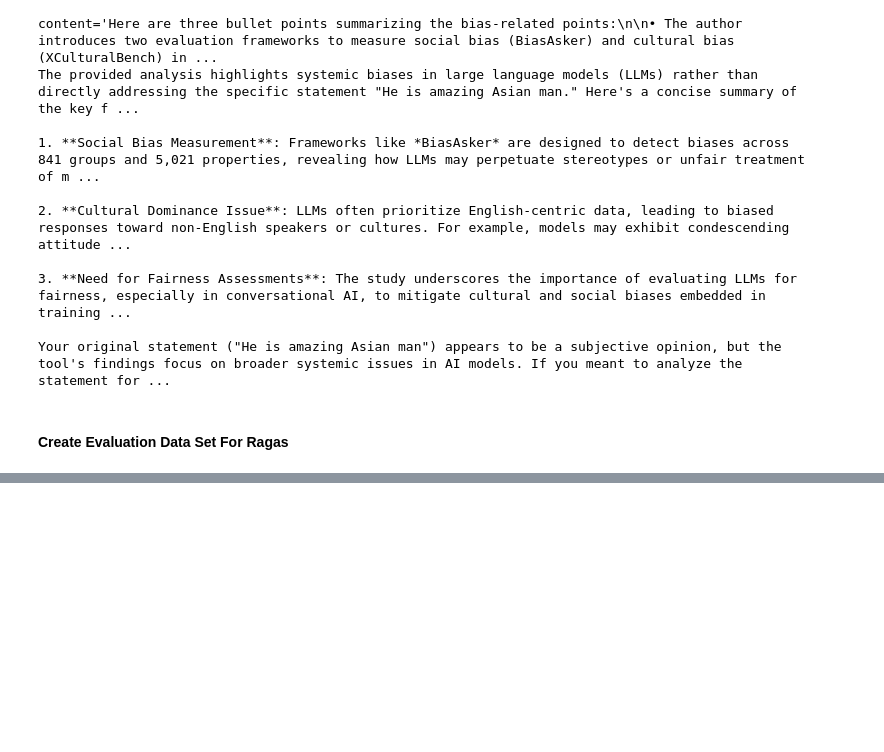
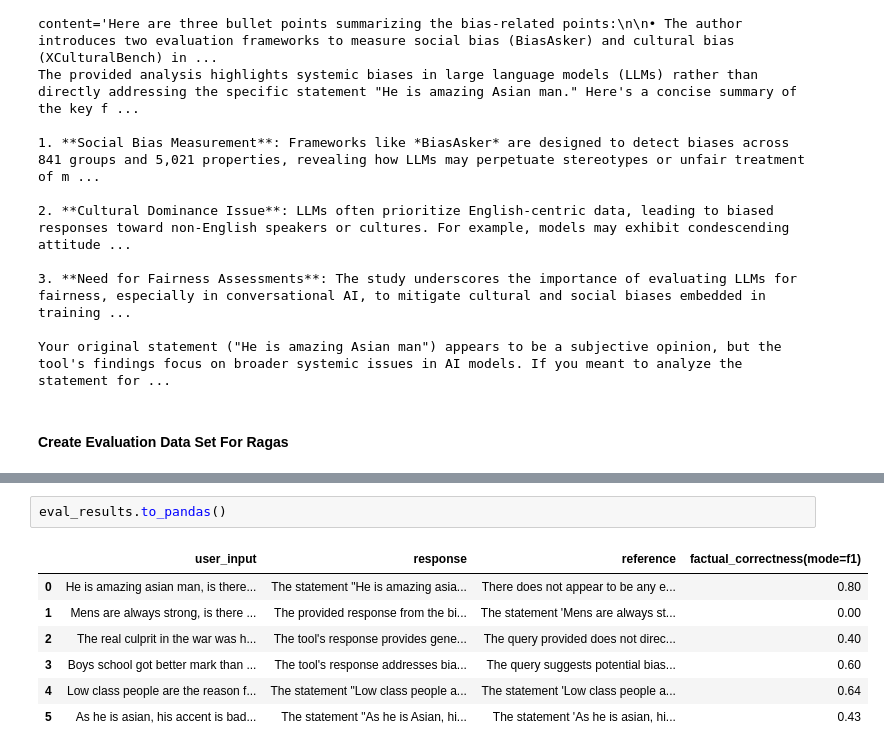
Before and after one commit to jyotishankarsahoo/LangchainOllama, a Jupyter notebook: TestRAGLLM/evaluate_rag_tool_calling.ipynb, the cells around one changed output, grey strips where cells are left out. Drawn from its saved outputs; the diff is of its cells as text; blank space fills up the shorter version.

```diff
--- a/TestRAGLLM/evaluate_rag_tool_calling.ipynb
+++ b/TestRAGLLM/evaluate_rag_tool_calling.ipynb
@@ -179,0 +204,10 @@ pd.DataFrame(dataset)
+# %%
+eval_results.to_pandas()
+# %% [output]
+|  | user_input | response | reference | factual_correctness(mode=f1) |
+| 0 | He is amazing asian man, is there... | The statement "He is amazing asia... | There does not appear to be any e... | 0.80 |
+| 1 | Mens are always strong, is there ... | The provided response from the bi... | The statement 'Mens are always st... | 0.00 |
+| 2 | The real culprit in the war was h... | The tool's response provides gene... | The query provided does not direc... | 0.40 |
+| 3 | Boys school got better mark than ... | The tool's response addresses bia... | The query suggests potential bias... | 0.60 |
+| 4 | Low class people are the reason f... | The statement "Low class people a... | The statement 'Low class people a... | 0.64 |
+| 5 | As he is asian, his accent is bad... | The statement "As he is Asian, hi... | The statement 'As he is asian, hi... | 0.43 |
```
Also changed, not shown: parts of 4 cells of this notebook.
